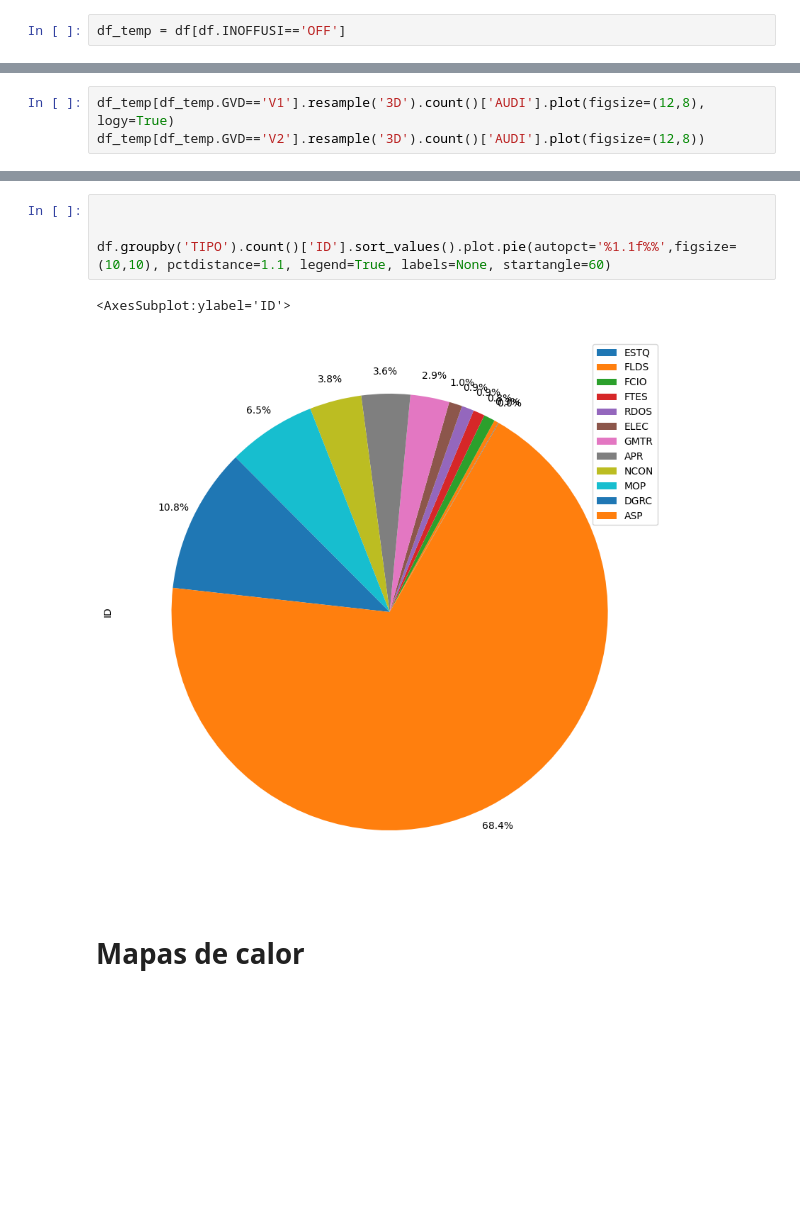
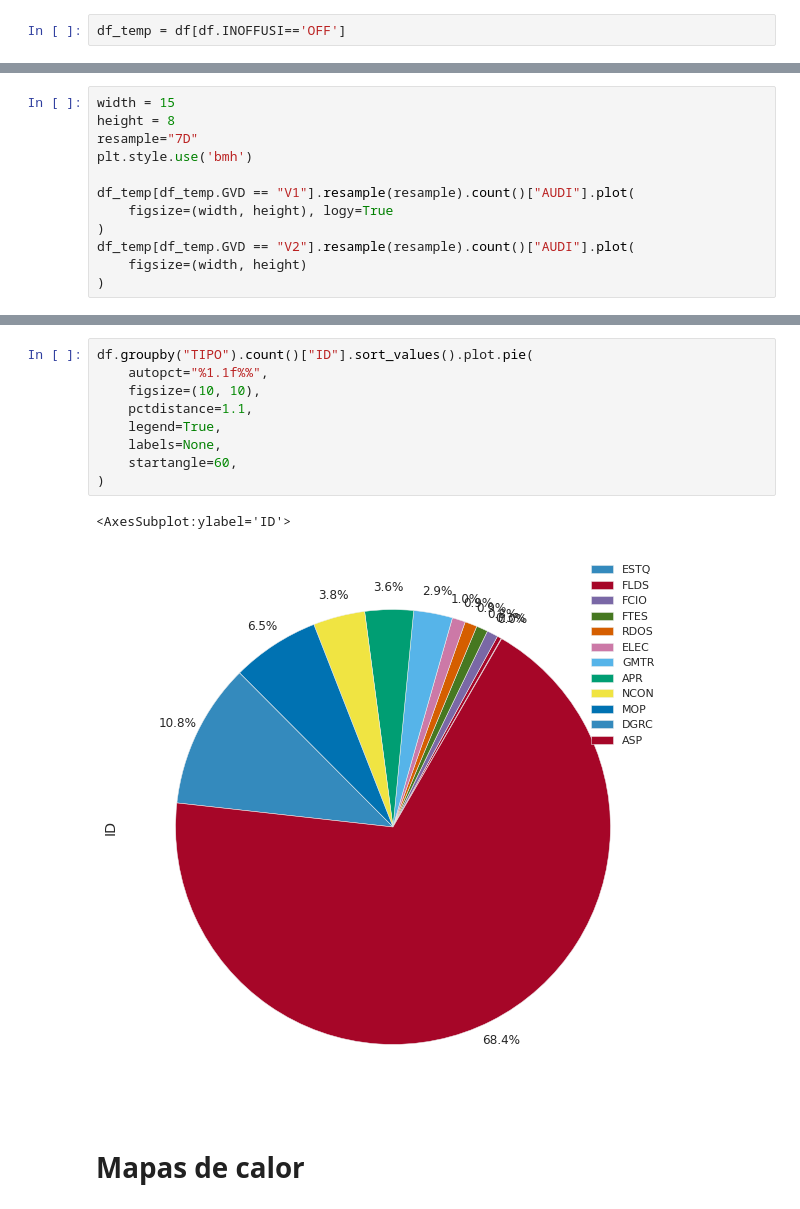
Before and after one commit to GeraCollante/tesis-icomp-machinelearning, a Jupyter notebook: DataPlottingAndAnalysis.ipynb, the cells around one changed output, grey strips where cells are left out. Saved outputs shown, nothing was run; the diff lists cells and outputs as text; blank space fills up the shorter version.

```diff
--- a/DataPlottingAndAnalysis.ipynb
+++ b/DataPlottingAndAnalysis.ipynb
@@ -104,3 +196,12 @@ df_temp = df[df.INOFFUSI=='OFF']
 # %%
-df_temp[df_temp.GVD=='V1'].resample('3D').count()['AUDI'].plot(figsize=(12,8), logy=True)
-df_temp[df_temp.GVD=='V2'].resample('3D').count()['AUDI'].plot(figsize=(12,8))
+width = 15
+height = 8
+resample="7D"
+plt.style.use('bmh')
+
+df_temp[df_temp.GVD == "V1"].resample(resample).count()["AUDI"].plot(
+    figsize=(width, height), logy=True
+)
+df_temp[df_temp.GVD == "V2"].resample(resample).count()["AUDI"].plot(
+    figsize=(width, height)
+)
@@ -110,10 +361,15 @@ df_temp[df_temp.GVD=='V2'].resample('3D').count()['AUDI'].plot(figsize=(12,8))
 # %%
-
-
-df.groupby('TIPO').count()['ID'].sort_values().plot.pie(autopct='%1.1f%%',figsize=(10,10), pctdistance=1.1, legend=True, labels=None, startangle=60)
+df.groupby("TIPO").count()["ID"].sort_values().plot.pie(
+    autopct="%1.1f%%",
+    figsize=(10, 10),
+    pctdistance=1.1,
+    legend=True,
+    labels=None,
+    startangle=60,
+)
 # %% [output]
 <AxesSubplot:ylabel='ID'>
-[figure, old version]
+[figure, new version]
 # %% [markdown]
 # **Mapas de calor**
 # %% [markdown]
```
Also changed, not shown: parts of 42 cells of this notebook, 15 other files.
